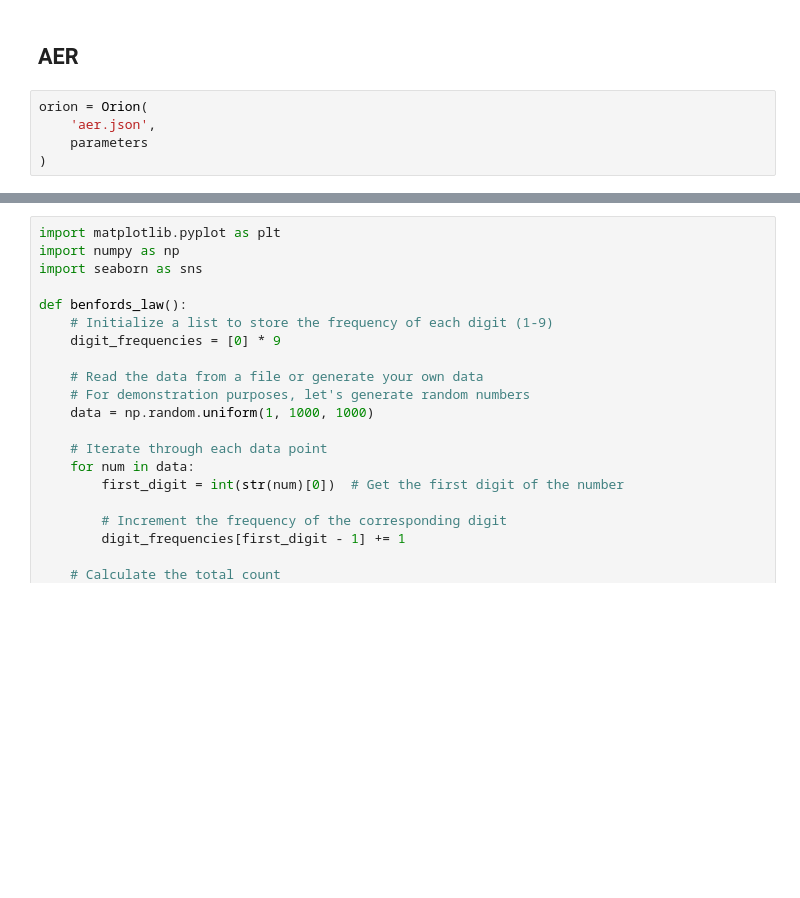
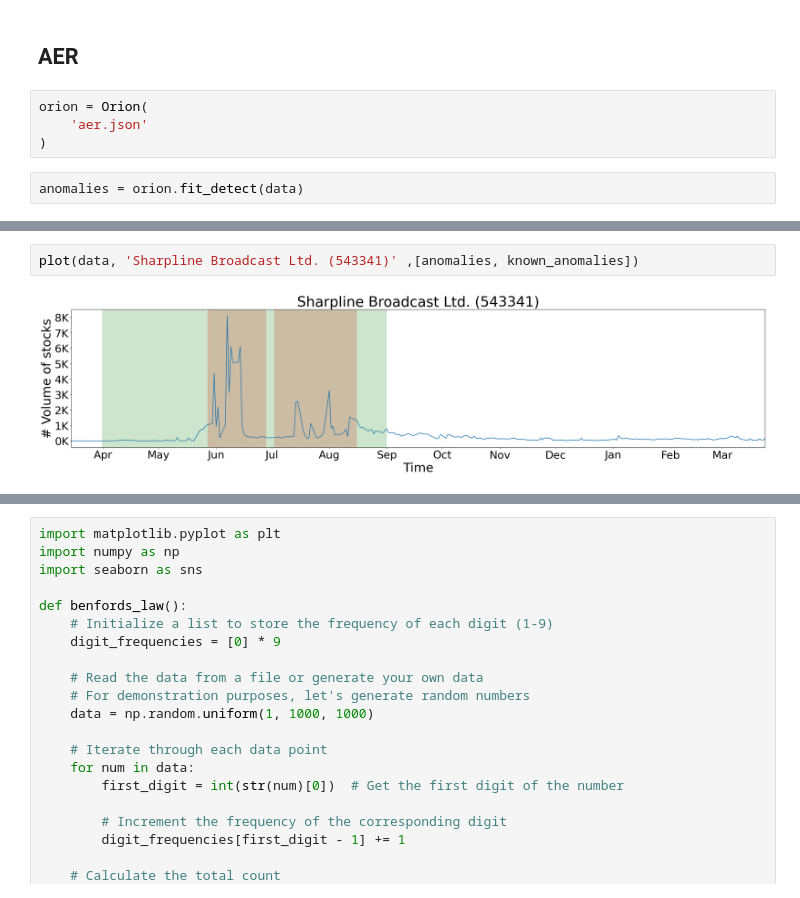
Before and after one commit to karnikkanojia/TadGAN-Research, a Jupyter notebook: main.ipynb, the cells around one changed output, grey strips where cells are left out. Cells and saved outputs as stored; diff of their text form; blank space fills up the shorter version.

```diff
--- a/main.ipynb
+++ b/main.ipynb
@@ -260,6 +300,7 @@ dtype: float64
 ## AER
 # %%
 orion = Orion(
-    'aer.json',
-    parameters
+    'aer.json'
 )
+# %%
+anomalies = orion.fit_detect(data)
@@ -265,0 +325,4 @@ orion = Orion(
+# %%
+plot(data, 'Sharpline Broadcast Ltd. (543341)' ,[anomalies, known_anomalies])
+# %% [output]
+[figure, added]
```
Also changed, not shown: parts of 17 cells of this notebook.
